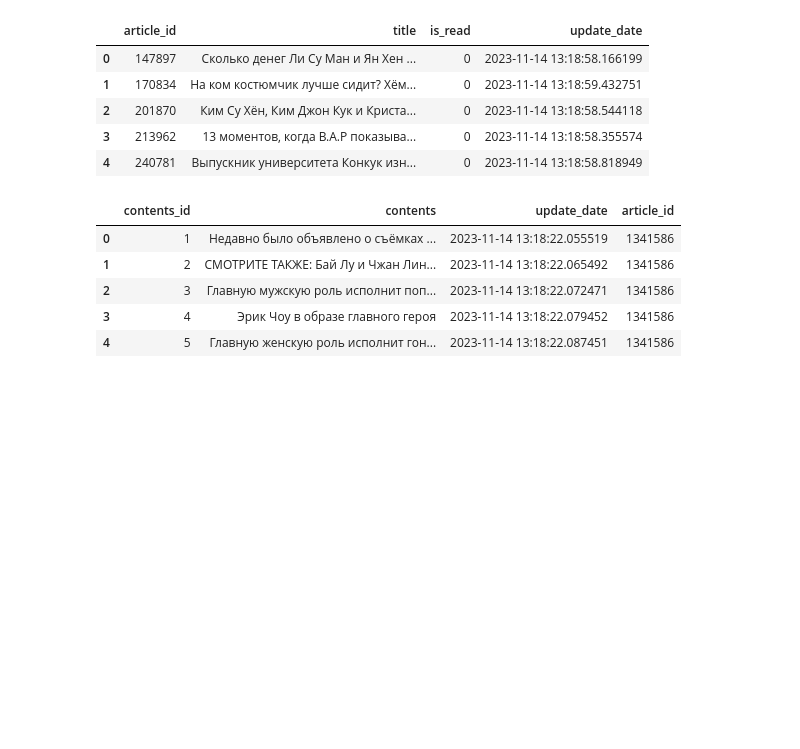
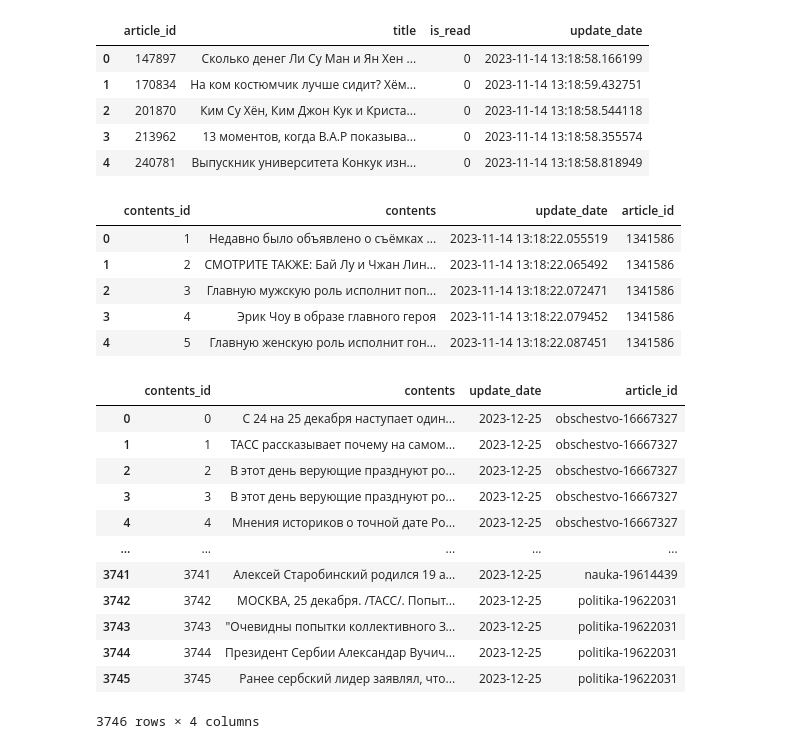
Before and after one commit to hyunkose/rueng, a Jupyter notebook: article_update/article_crawler_yesasia.ipynb, the cells around one changed output. Saved outputs shown, nothing was run; the diff lists cells and outputs as text; code cells hidden in the pictures; blank space fills up the shorter version.

```diff
--- a/article_update/article_crawler_yesasia.ipynb
+++ b/article_update/article_crawler_yesasia.ipynb
@@ -110,0 +95,13 @@ conn.close()
+# %%
+##
+conn = sqlite3.connect('../rueng_projects/rueng _backup.sqlite3')
+cursor = conn.cursor()
+
+yesasia_articletitle = pd.read_sql_query('SELECT * FROM yesasia_articletitle', conn)
+yesasia_articlebody = pd.read_sql_query('SELECT * FROM yesasia_articlebody', conn)
+
+yandex_articletitle = pd.read_sql_query('SELECT * FROM yandex_articletitle', conn)
+yandex_articlebody = pd.read_sql_query('SELECT * FROM yandex_articlebody', conn)
+
+conn.commit()
+conn.close()
@@ -110,0 +124,16 @@ conn.close()
+# %%
+yandex_articlebody
+# %% [output]
+|  | contents_id | contents | update_date | article_id |
+| 0 | 0 | С 24 на 25 декабря наступает один... | 2023-12-25 | obschestvo-16667327 |
+| 1 | 1 | ТАСС рассказывает почему на самом... | 2023-12-25 | obschestvo-16667327 |
+| 2 | 2 | В этот день верующие празднуют ро... | 2023-12-25 | obschestvo-16667327 |
+| 3 | 3 | В этот день верующие празднуют ро... | 2023-12-25 | obschestvo-16667327 |
+| 4 | 4 | Мнения историков о точной дате Ро... | 2023-12-25 | obschestvo-16667327 |
+| ... | ... | ... | ... | ... |
+| 3741 | 3741 | Алексей Старобинский родился 19 а... | 2023-12-25 | nauka-19614439 |
+| 3742 | 3742 | МОСКВА, 25 декабря. /ТАСС/. Попыт... | 2023-12-25 | politika-19622031 |
+| 3743 | 3743 | "Очевидны попытки коллективного З... | 2023-12-25 | politika-19622031 |
+| 3744 | 3744 | Президент Сербии Александар Вучич... | 2023-12-25 | politika-19622031 |
+| 3745 | 3745 | Ранее сербский лидер заявлял, что... | 2023-12-25 | politika-19622031 |
+3746 rows × 4 columns
```
Also changed, not shown: parts of 2 cells of this notebook, 49 other files.
